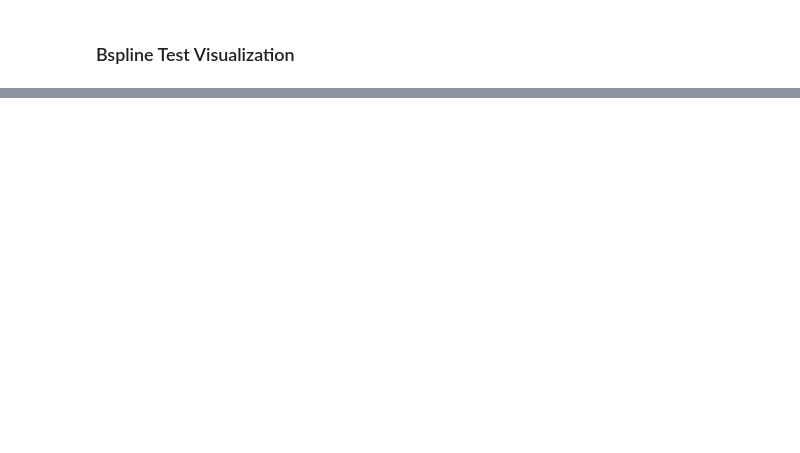
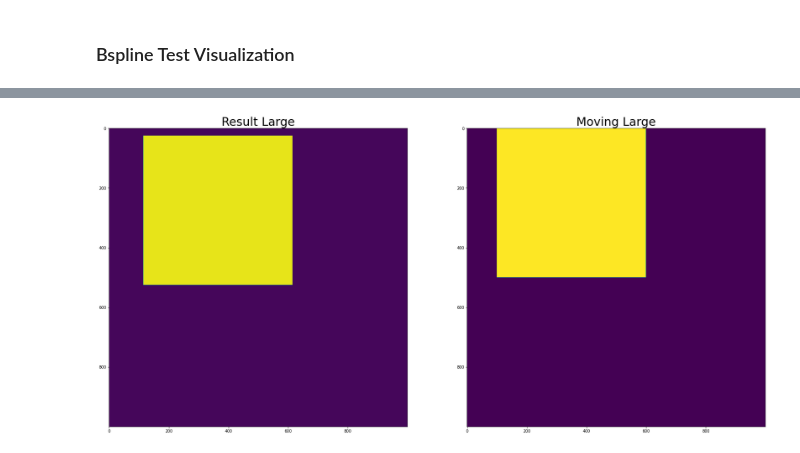
Before and after one commit to InsightSoftwareConsortium/ITKElastix, a Jupyter notebook: examples/ITK_UnitTestExample_ElastixRegistration.ipynb, the cells around one changed output, grey strips where cells are left out. Cells and saved outputs as stored; diff of their text form; code cells hidden in the pictures; blank space fills up the shorter version.

```diff
--- a/examples/ITK_UnitTestExample_ElastixRegistration.ipynb
+++ b/examples/ITK_UnitTestExample_ElastixRegistration.ipynb
@@ -28,6 +28,13 @@ def imageGeneratorBspline(x1, x2, y1, y2):
             else:
                 image[x, y] = 1
     return image
+# %%
+def imageGeneratorLarge(x1, x2, y1, y2):
+    image = np.zeros([1000, 1000], np.float32)
+    for x in range(x1, x2):
+        for y in range(y1, y2):
+            image[x, y] = 1
+    return image
 # %% [markdown]
 ## Rigid Test
 # %%
@@ -134,0 +228,13 @@ plt.show()
+# %%
+fig, axs = plt.subplots(1,2, figsize=[30,30])
+plt.figsize=[100,100]
+axs[0].imshow(result_image_large)
+axs[0].set_title('Result Large', fontsize=30)
+axs[1].imshow(moving_image_large)
+axs[1].set_title('Moving Large', fontsize=30)
+plt.show()
+
+
+## Result not as expected!
+# %% [output]
+[figure, added]
```
Also changed, not shown: parts of 8 cells of this notebook, 6 other files.
